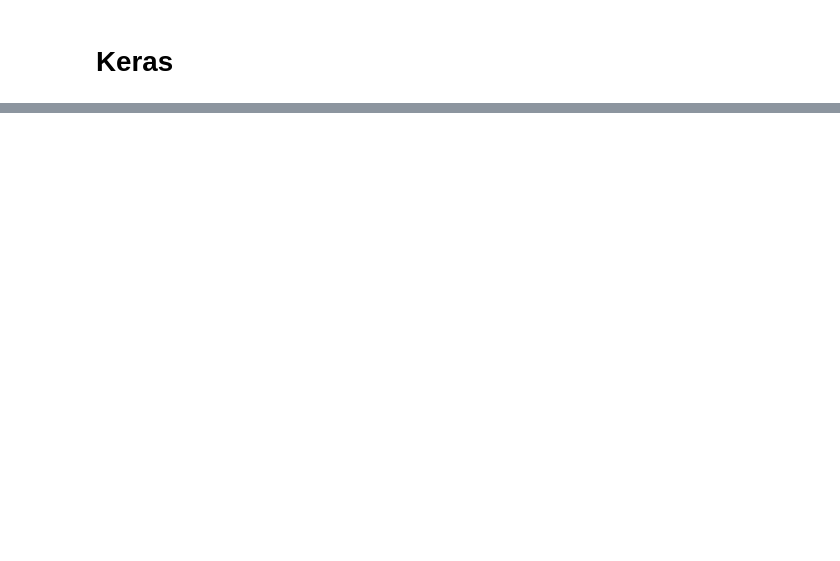
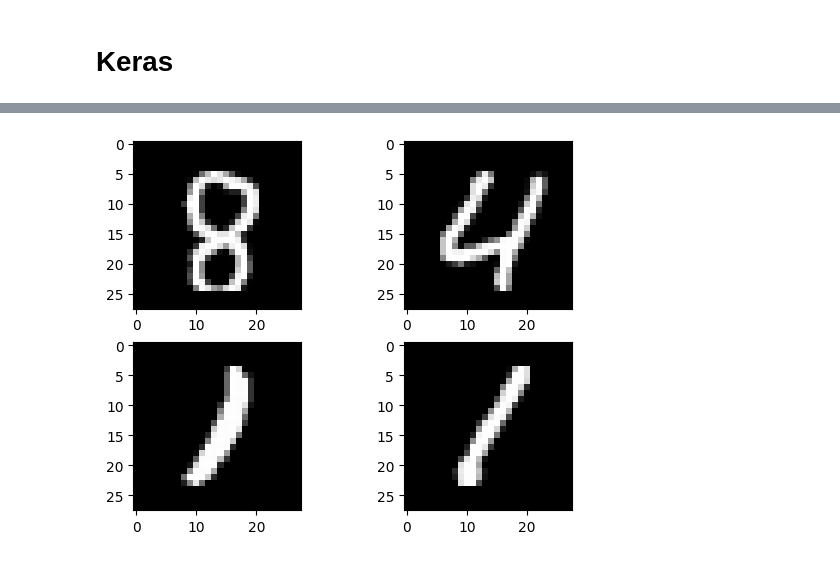
Before and after one commit to saigopinatheluri/GenAI, a Jupyter notebook: 6. Neural Networks/TF_Keras_V3.ipynb, the cells around one changed output, grey strips where cells are left out. Drawn from its saved outputs; the diff is of its cells as text; code cells hidden in the pictures; blank space fills up the shorter version.

```diff
--- a/6. Neural Networks/TF_Keras_V3.ipynb
+++ b/6. Neural Networks/TF_Keras_V3.ipynb
@@ -232,19 +360,21 @@ print(y_test.shape, 'test output samples')
 # %%
 # Plot 4 images as gray scale
 
 %matplotlib inline
 import matplotlib.pyplot as plt
 plt.subplot(221)
-plt.imshow(X_train[1], cmap=plt.get_cmap('gray'))
+plt.imshow(X_train[188], cmap=plt.get_cmap('gray'))
 plt.subplot(222)
-plt.imshow(X_train[6], cmap=plt.get_cmap('gray'))
+plt.imshow(X_train[64], cmap=plt.get_cmap('gray'))
 plt.subplot(223)
-plt.imshow(X_train[7], cmap=plt.get_cmap('gray'))
+plt.imshow(X_train[78], cmap=plt.get_cmap('gray'))
 plt.subplot(224)
-plt.imshow(X_train[9], cmap=plt.get_cmap('gray'))
-
+plt.imshow(X_train[59], cmap=plt.get_cmap('gray'))
+5000
 # show the plot
 plt.show()
+# %% [output]
+[figure, added]
 # %%
 model = keras.Sequential()
 model.add(layers.Input(shape=(784,)))
```
Also changed, not shown: parts of 20 cells of this notebook.
